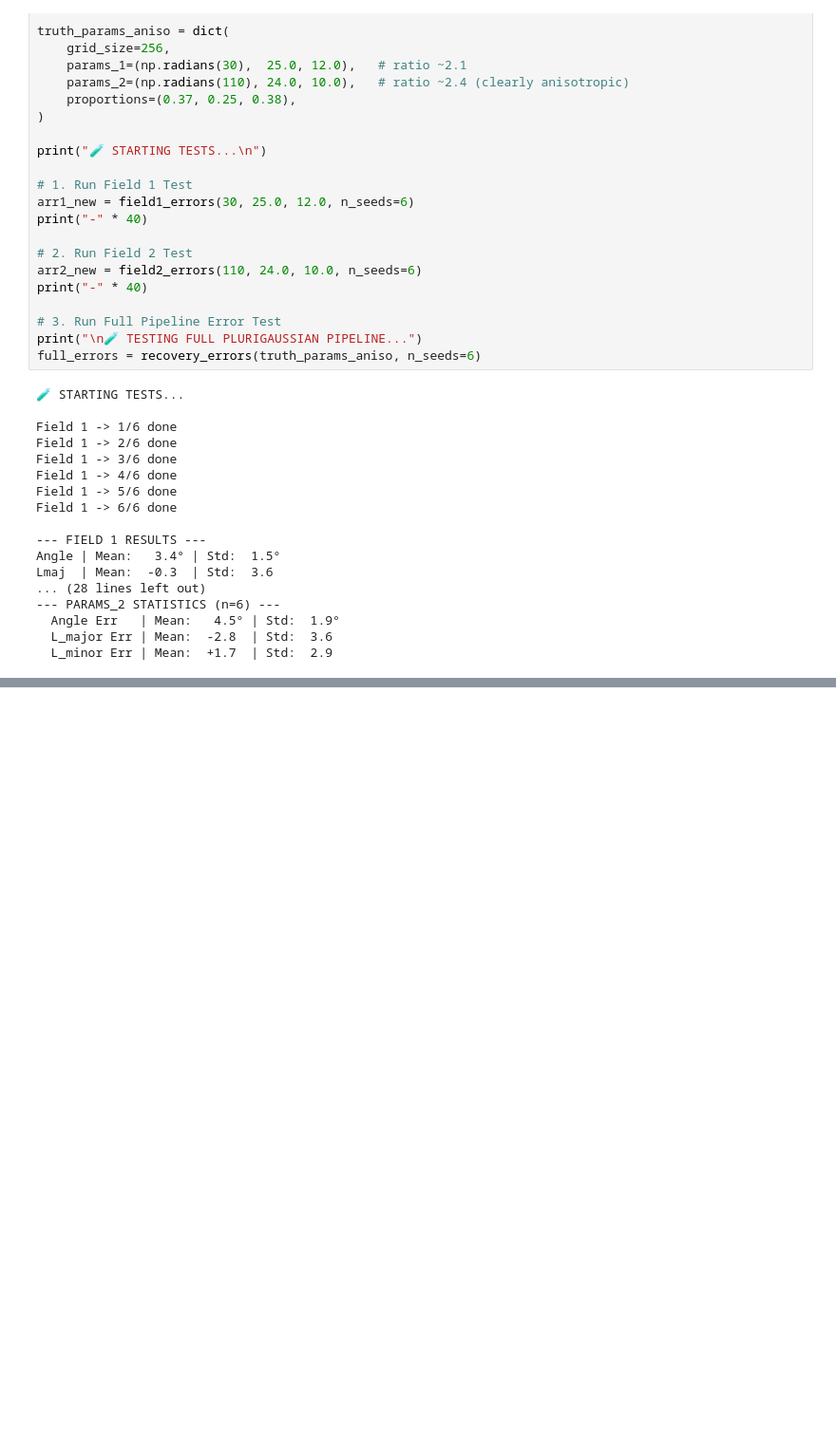
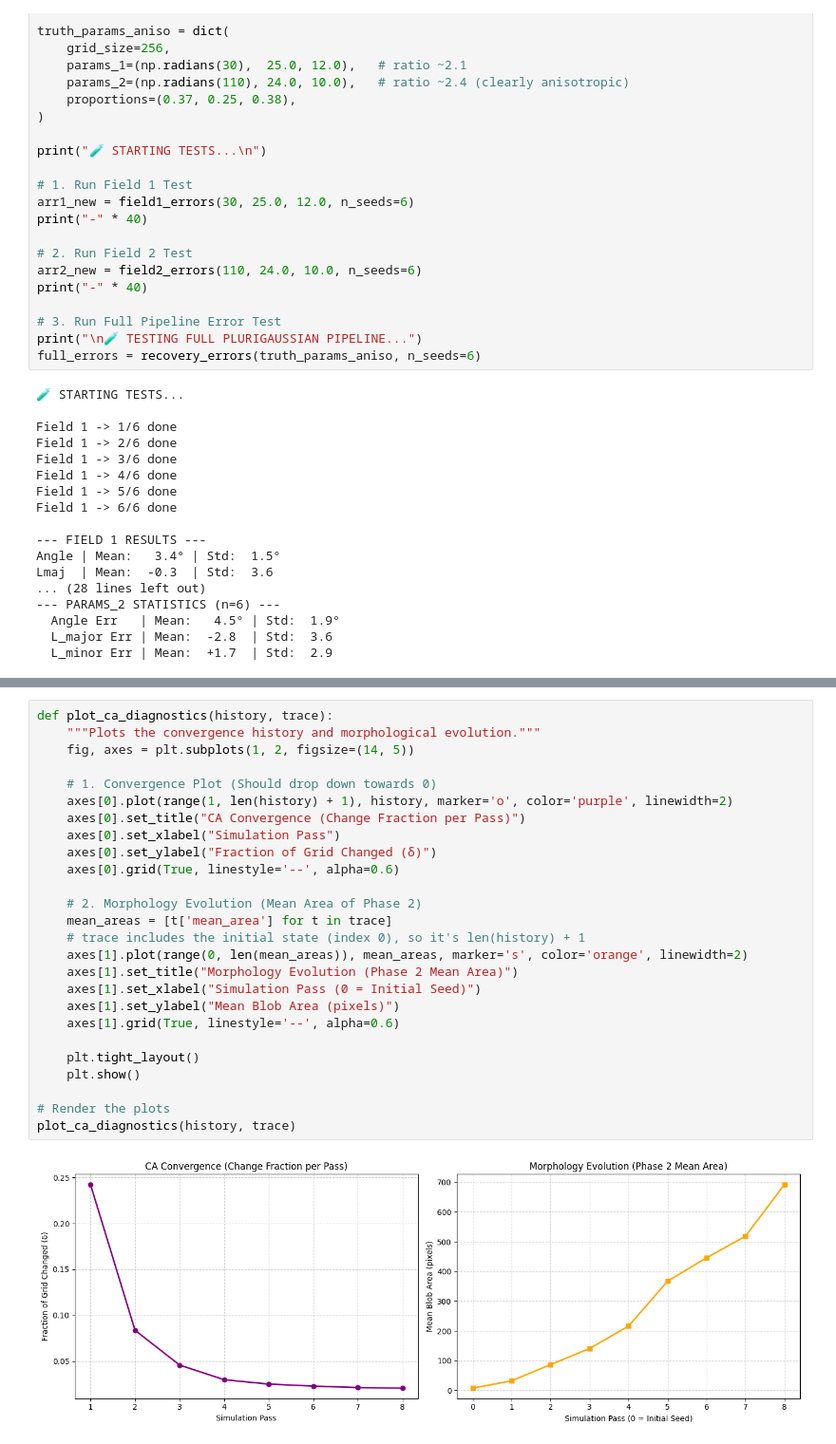
Before and after one commit to ioanb16/Growing-virtual-materials-cellular-automata-meets-geostatistics, a Jupyter notebook: notebooks/recovery-tests.ipynb, the cells around one changed output, grey strips where cells are left out. Shown at 95% size. Saved outputs shown, nothing was run; the diff lists cells and outputs as text; blank space fills up the shorter version.

```diff
--- a/notebooks/recovery-tests.ipynb
+++ b/notebooks/recovery-tests.ipynb
@@ -190,0 +259,28 @@ Lmaj  | Mean:  -0.3  | Std:  3.6
+# %%
+def plot_ca_diagnostics(history, trace):
+    """Plots the convergence history and morphological evolution."""
+    fig, axes = plt.subplots(1, 2, figsize=(14, 5))
+
+    # 1. Convergence Plot (Should drop down towards 0)
+    axes[0].plot(range(1, len(history) + 1), history, marker='o', color='purple', linewidth=2)
+    axes[0].set_title("CA Convergence (Change Fraction per Pass)")
+    axes[0].set_xlabel("Simulation Pass")
+    axes[0].set_ylabel("Fraction of Grid Changed (δ)")
+    axes[0].grid(True, linestyle='--', alpha=0.6)
+
+    # 2. Morphology Evolution (Mean Area of Phase 2)
+    mean_areas = [t['mean_area'] for t in trace]
+    # trace includes the initial state (index 0), so it's len(history) + 1
+    axes[1].plot(range(0, len(mean_areas)), mean_areas, marker='s', color='orange', linewidth=2)
+    axes[1].set_title("Morphology Evolution (Phase 2 Mean Area)")
+    axes[1].set_xlabel("Simulation Pass (0 = Initial Seed)")
+    axes[1].set_ylabel("Mean Blob Area (pixels)")
+    axes[1].grid(True, linestyle='--', alpha=0.6)
+
+    plt.tight_layout()
+    plt.show()
+
+# Render the plots
+plot_ca_diagnostics(history, trace)
+# %% [output]
+[figure, added]
```
Also changed, not shown: parts of 4 cells of this notebook.
